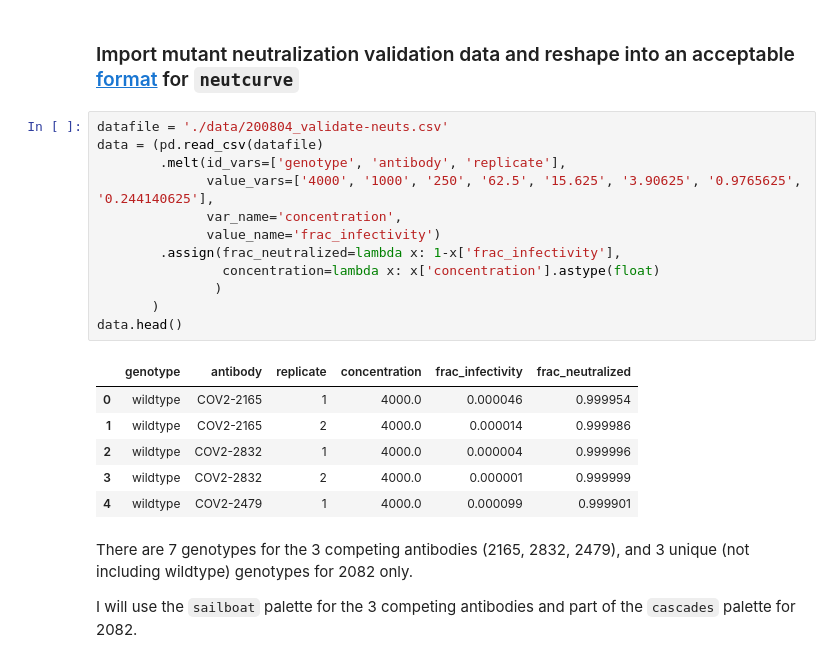
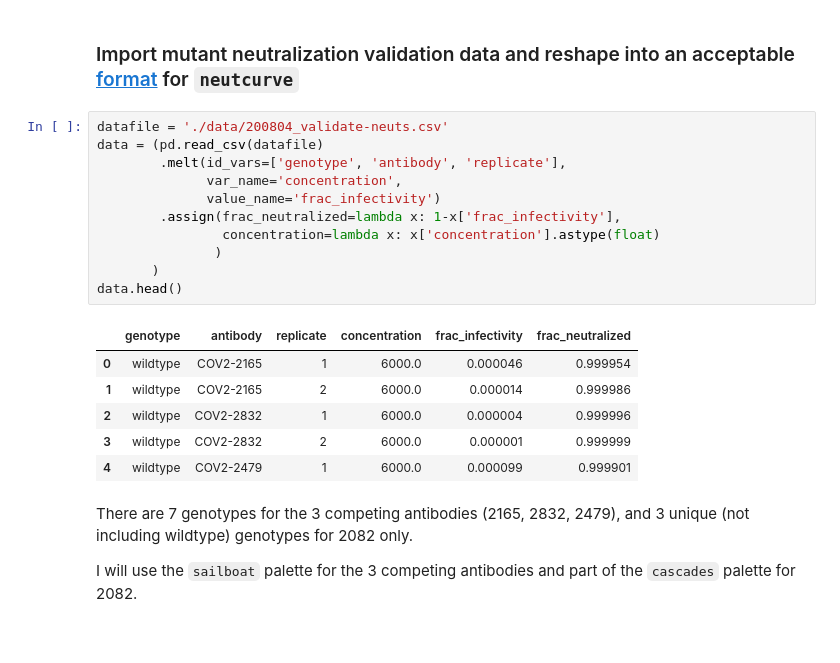
Before and after one commit to jbloomlab/SARS-CoV-2-RBD_MAP_Crowe_antibodies, a Jupyter notebook: experimental_data/CroweZost_antibody_neutcurves/neutcurves.ipynb, the cells around one changed output. Drawn from its saved outputs; the diff is of its cells as text.

```diff
--- a/experimental_data/CroweZost_antibody_neutcurves/neutcurves.ipynb
+++ b/experimental_data/CroweZost_antibody_neutcurves/neutcurves.ipynb
@@ -58,22 +58,21 @@ sailboat = ["#999999", "#6e7cb9", "#7bbcd5", "#d0e2af", "#f5db99", "#e89c81", "#
 # %%
 datafile = './data/200804_validate-neuts.csv'
 data = (pd.read_csv(datafile)
         .melt(id_vars=['genotype', 'antibody', 'replicate'],
-              value_vars=['4000', '1000', '250', '62.5', '15.625', '3.90625', '0.9765625', '0.244140625'],
               var_name='concentration',
               value_name='frac_infectivity')
         .assign(frac_neutralized=lambda x: 1-x['frac_infectivity'],
                 concentration=lambda x: x['concentration'].astype(float)
                )
        )
 data.head()
 # %% [output]
 |  | genotype | antibody | replicate | concentration | frac_infectivity | frac_neutralized |
-| 0 | wildtype | COV2-2165 | 1 | 4000.0 | 0.000046 | 0.999954 |
-| 1 | wildtype | COV2-2165 | 2 | 4000.0 | 0.000014 | 0.999986 |
-| 2 | wildtype | COV2-2832 | 1 | 4000.0 | 0.000004 | 0.999996 |
-| 3 | wildtype | COV2-2832 | 2 | 4000.0 | 0.000001 | 0.999999 |
-| 4 | wildtype | COV2-2479 | 1 | 4000.0 | 0.000099 | 0.999901 |
+| 0 | wildtype | COV2-2165 | 1 | 6000.0 | 0.000046 | 0.999954 |
+| 1 | wildtype | COV2-2165 | 2 | 6000.0 | 0.000014 | 0.999986 |
+| 2 | wildtype | COV2-2832 | 1 | 6000.0 | 0.000004 | 0.999996 |
+| 3 | wildtype | COV2-2832 | 2 | 6000.0 | 0.000001 | 0.999999 |
+| 4 | wildtype | COV2-2479 | 1 | 6000.0 | 0.000099 | 0.999901 |
 # %% [markdown]
 There are 7 genotypes for the 3 competing antibodies (2165, 2832, 2479), and 3 unique (not including wildtype) genotypes for 2082 only.
 
```
Also changed, not shown: parts of 10 cells of this notebook, 10 other files.
